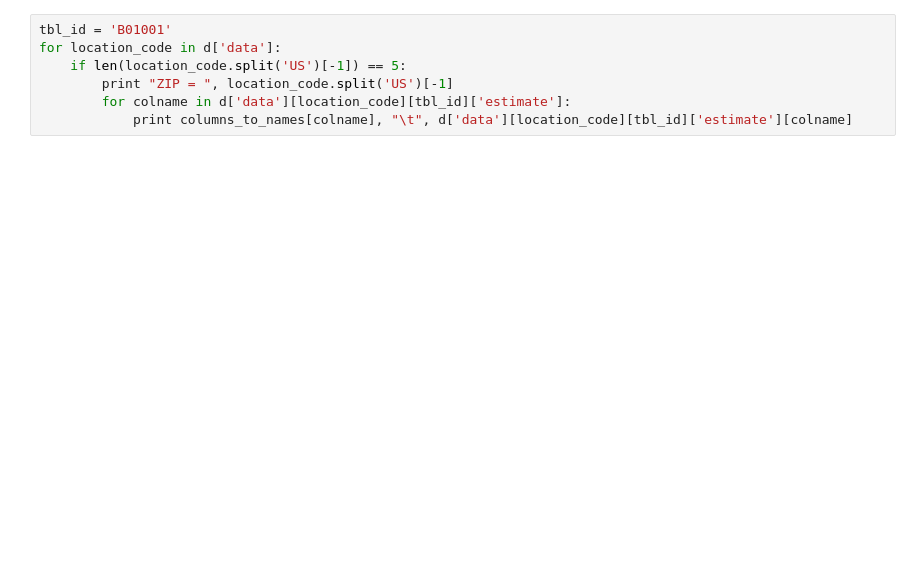
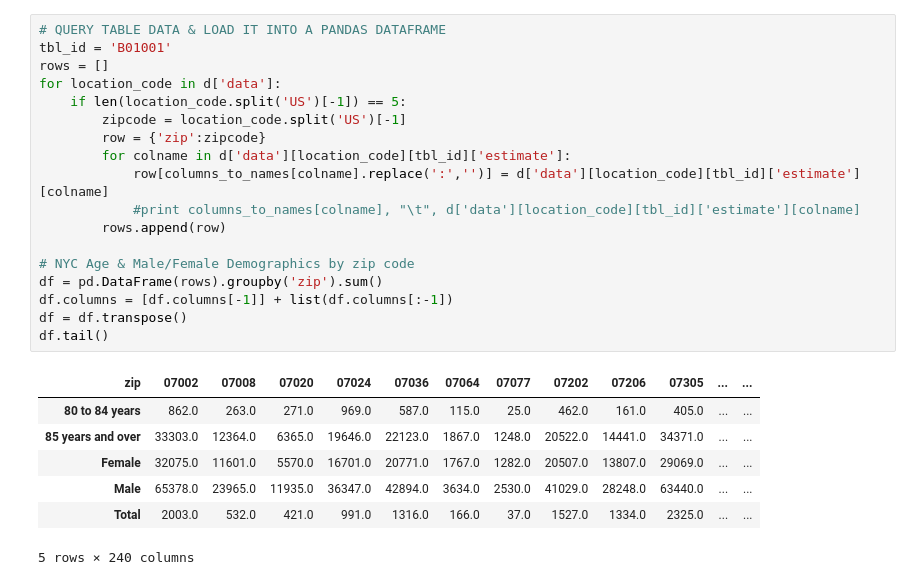
Before and after one commit to charlesdguthrie/bigDataProject, a Jupyter notebook: scripts/CensusAPIQueryTest.ipynb, the cells around one changed output. Drawn from its saved outputs; the diff is of its cells as text; blank space fills up the shorter version.

Commit message:
Update to CensusReporter API Query to put table data in a pandas dataframe

```diff
--- a/scripts/CensusAPIQueryTest.ipynb
+++ b/scripts/CensusAPIQueryTest.ipynb
@@ -19,7 +84,26 @@ d['data']
 # %%
+# QUERY TABLE DATA & LOAD IT INTO A PANDAS DATAFRAME
 tbl_id = 'B01001'
+rows = []
 for location_code in d['data']:
     if len(location_code.split('US')[-1]) == 5:
-        print "ZIP = ", location_code.split('US')[-1]
+        zipcode = location_code.split('US')[-1]
+        row = {'zip':zipcode}
         for colname in d['data'][location_code][tbl_id]['estimate']:
-            print columns_to_names[colname], "\t", d['data'][location_code][tbl_id]['estimate'][colname]
+            row[columns_to_names[colname].replace(':','')] = d['data'][location_code][tbl_id]['estimate'][colname]
+            #print columns_to_names[colname], "\t", d['data'][location_code][tbl_id]['estimate'][colname]
+        rows.append(row)
+
+# NYC Age & Male/Female Demographics by zip code
+df = pd.DataFrame(rows).groupby('zip').sum()
+df.columns = [df.columns[-1]] + list(df.columns[:-1])
+df = df.transpose()
+df.tail()
+# %% [output]
+| zip | 07002 | 07008 | 07020 | 07024 | 07036 | 07064 | 07077 | 07202 | 07206 | 07305 | ... | ... |
+| 80 to 84 years | 862.0 | 263.0 | 271.0 | 969.0 | 587.0 | 115.0 | 25.0 | 462.0 | 161.0 | 405.0 | ... | ... |
+| 85 years and over | 33303.0 | 12364.0 | 6365.0 | 19646.0 | 22123.0 | 1867.0 | 1248.0 | 20522.0 | 14441.0 | 34371.0 | ... | ... |
+| Female | 32075.0 | 11601.0 | 5570.0 | 16701.0 | 20771.0 | 1767.0 | 1282.0 | 20507.0 | 13807.0 | 29069.0 | ... | ... |
+| Male | 65378.0 | 23965.0 | 11935.0 | 36347.0 | 42894.0 | 3634.0 | 2530.0 | 41029.0 | 28248.0 | 63440.0 | ... | ... |
+| Total | 2003.0 | 532.0 | 421.0 | 991.0 | 1316.0 | 166.0 | 37.0 | 1527.0 | 1334.0 | 2325.0 | ... | ... |
+5 rows × 240 columns
```
Also changed, not shown: parts of 9 cells of this notebook.
